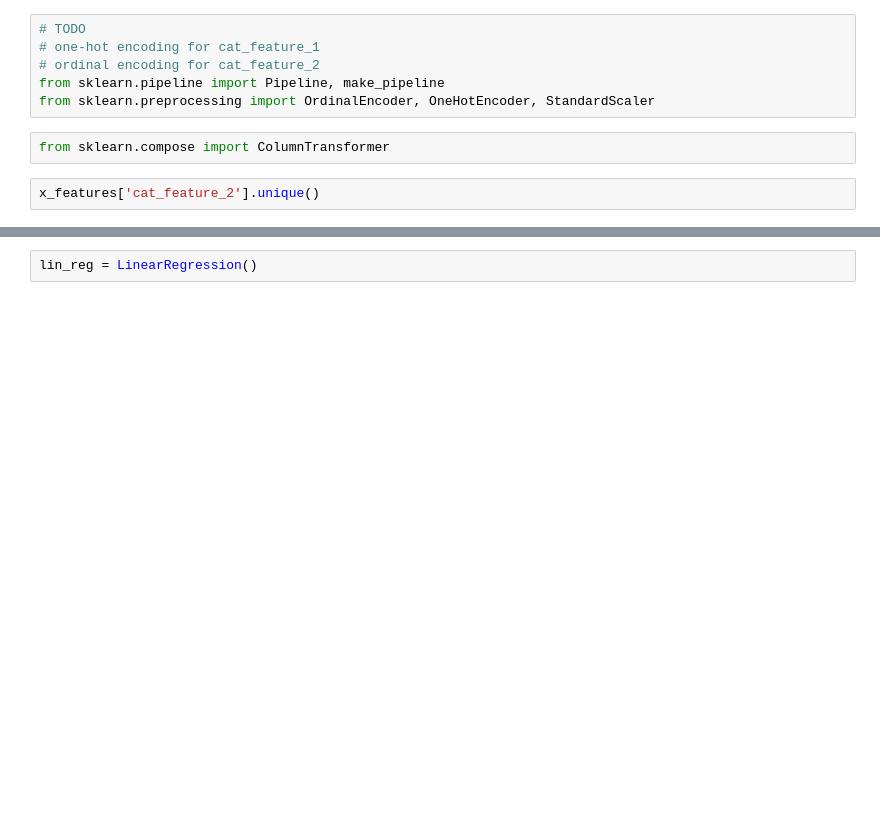
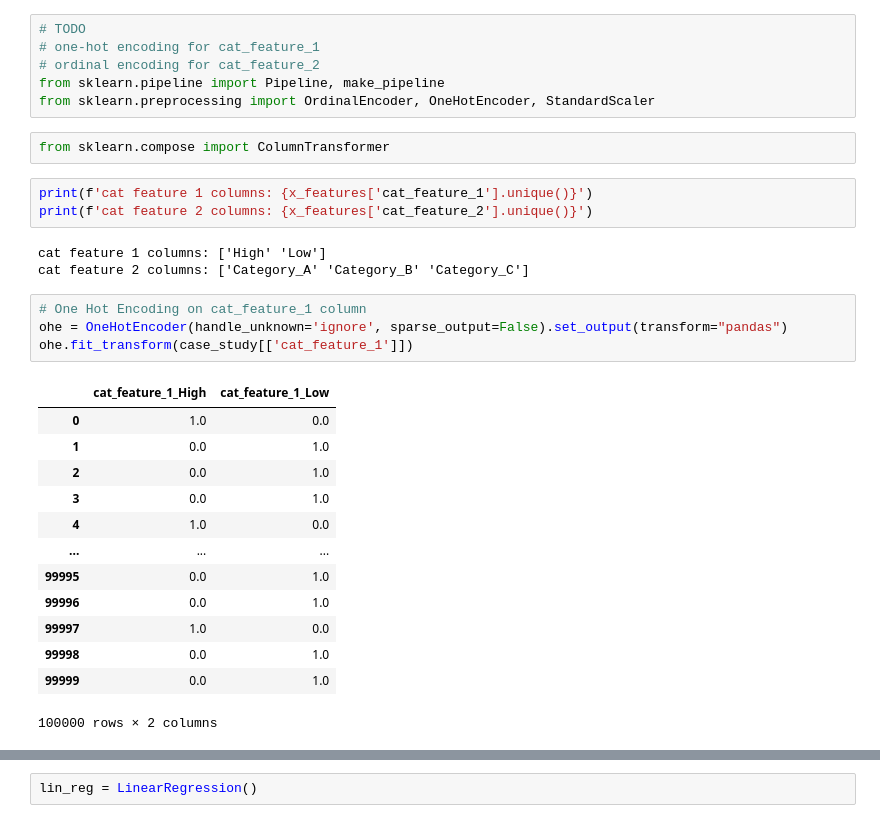
Before and after one commit to kir1m1/sk-data-science-hackathon, a Jupyter notebook: case_study.ipynb, the cells around one changed output, grey strips where cells are left out. Cells and saved outputs as stored; diff of their text form; blank space fills up the shorter version.

```diff
--- a/case_study.ipynb
+++ b/case_study.ipynb
@@ -158,4 +158,26 @@ from sklearn.preprocessing import OrdinalEncoder, OneHotEncoder, StandardScaler
 # %%
 from sklearn.compose import ColumnTransformer
 # %%
-x_features['cat_feature_2'].unique()
+print(f'cat feature 1 columns: {x_features['cat_feature_1'].unique()}')
+print(f'cat feature 2 columns: {x_features['cat_feature_2'].unique()}')
+# %% [output]
+cat feature 1 columns: ['High' 'Low']
+cat feature 2 columns: ['Category_A' 'Category_B' 'Category_C']
+# %%
+# One Hot Encoding on cat_feature_1 column
+ohe = OneHotEncoder(handle_unknown='ignore', sparse_output=False).set_output(transform="pandas")
+ohe.fit_transform(case_study[['cat_feature_1']])
+# %% [output]
+|  | cat_feature_1_High | cat_feature_1_Low |
+| 0 | 1.0 | 0.0 |
+| 1 | 0.0 | 1.0 |
+| 2 | 0.0 | 1.0 |
+| 3 | 0.0 | 1.0 |
+| 4 | 1.0 | 0.0 |
+| ... | ... | ... |
+| 99995 | 0.0 | 1.0 |
+| 99996 | 0.0 | 1.0 |
+| 99997 | 1.0 | 0.0 |
+| 99998 | 0.0 | 1.0 |
+| 99999 | 0.0 | 1.0 |
+100000 rows × 2 columns
```
Also changed, not shown: parts of 16 cells of this notebook, 2 other files.
